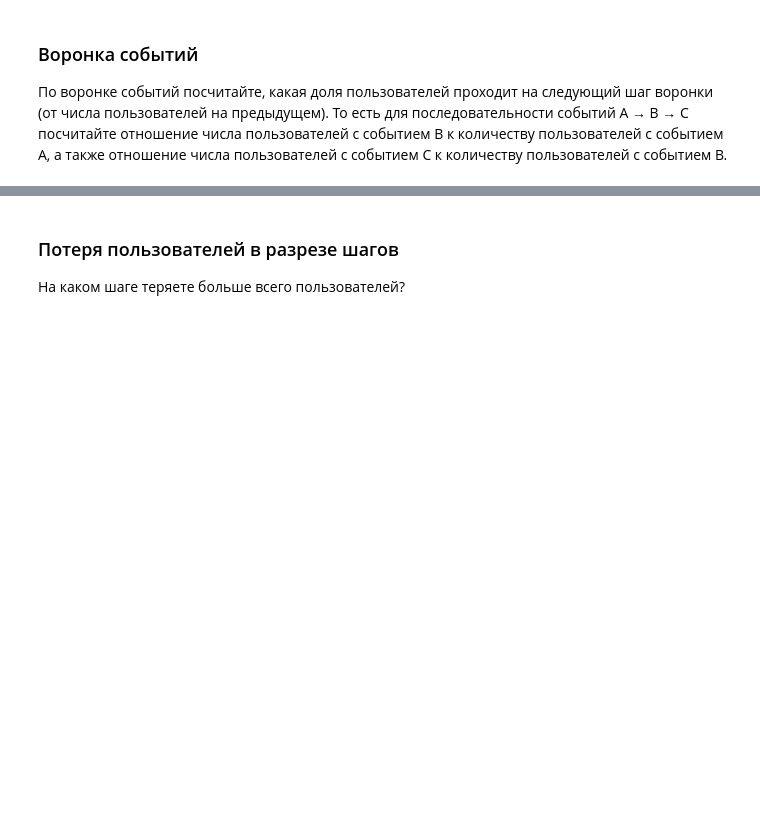
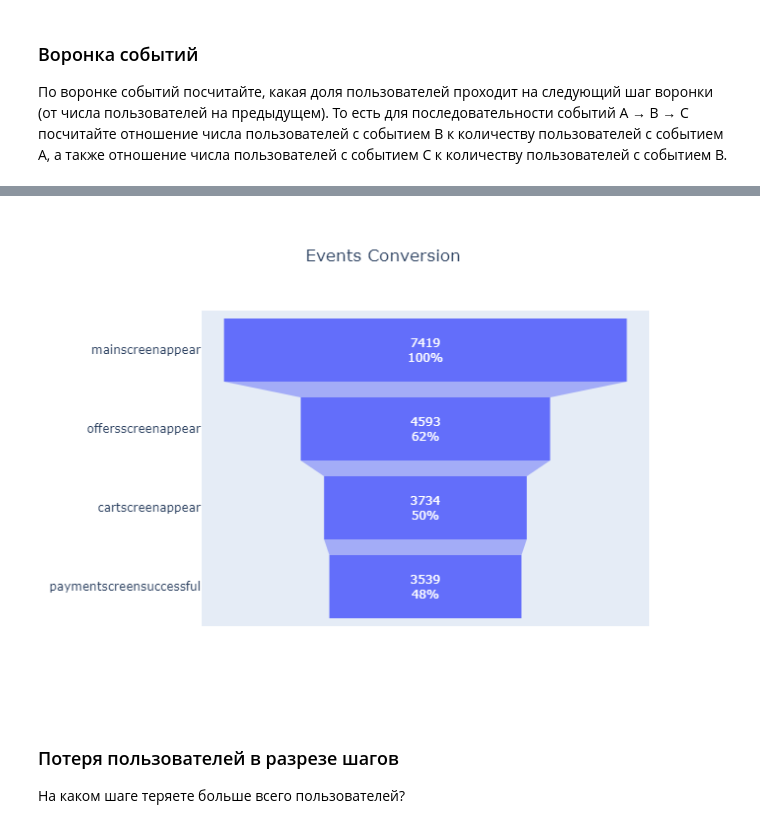
Before and after one commit to damsshakirov/data_analyst_projects, a Jupyter notebook: projects_rus/10_combined_project_2/combined_project_2.ipynb, the cells around one changed output, grey strips where cells are left out. Cells and saved outputs as stored; diff of their text form; code cells hidden in the pictures; blank space fills up the shorter version.

```diff
--- a/projects_rus/10_combined_project_2/combined_project_2.ipynb
+++ b/projects_rus/10_combined_project_2/combined_project_2.ipynb
@@ -380,5 +380,7 @@ fig = go.Figure(
         textinfo = "value+percent initial"
     )
 )
-fig.show()
+
+fig.update_layout(title='Events Conversion', title_x = 0.5)
+fig.show('png')
 # %% [output]
@@ -387,3 +387,4 @@ fig.show()
+[figure, added]
 # %% [markdown]
 ### Потеря пользователей в разрезе шагов
 
```
Also changed, not shown: parts of 1 cell of this notebook.
